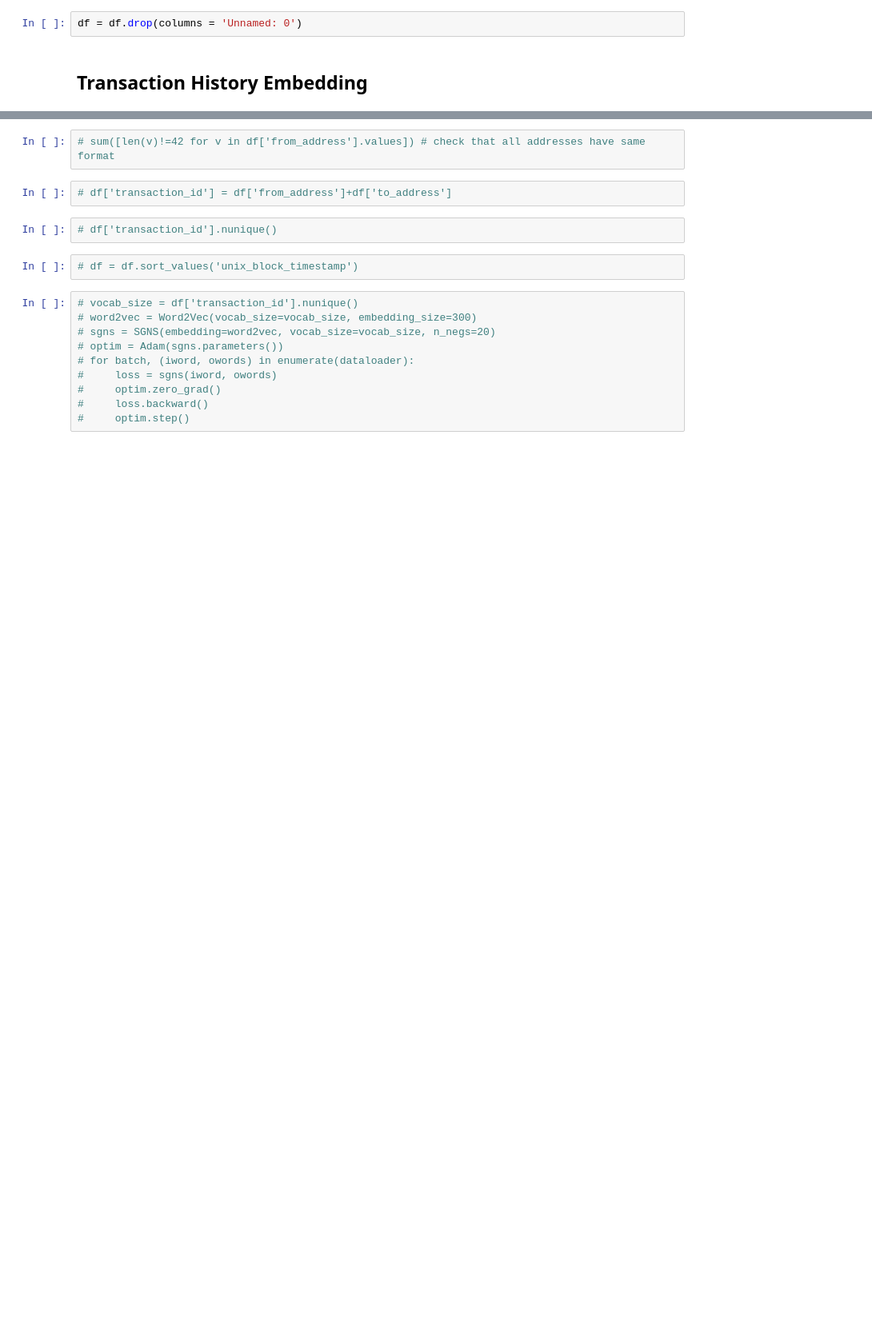
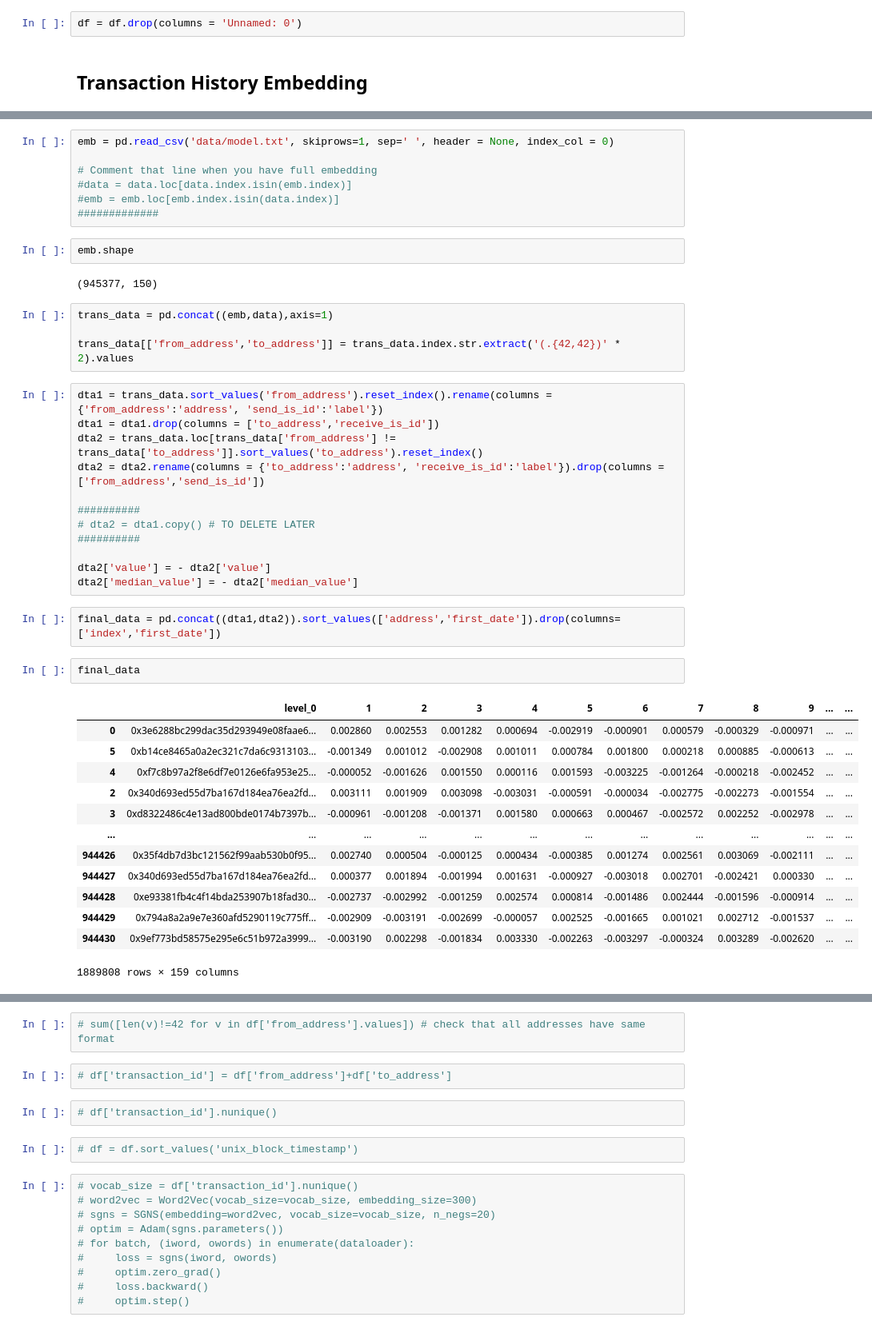
Before and after one commit to jjbl99/DL_ens, a Jupyter notebook: data_processing.ipynb, the cells around one changed output, grey strips where cells are left out. Shown at 80% size. Cells and saved outputs as stored; diff of their text form; blank space fills up the shorter version.

```diff
--- a/data_processing.ipynb
+++ b/data_processing.ipynb
@@ -51,0 +84,45 @@ np.savetxt('data/trainset.txt',df['address_id'].values, fmt = '%s', delimiter ='
+# %%
+emb = pd.read_csv('data/model.txt', skiprows=1, sep=' ', header = None, index_col = 0)
+
+# Comment that line when you have full embedding
+#data = data.loc[data.index.isin(emb.index)]
+#emb = emb.loc[emb.index.isin(data.index)]
+#############
+# %%
+emb.shape
+# %% [output]
+(945377, 150)
+# %%
+trans_data = pd.concat((emb,data),axis=1)
+
+trans_data[['from_address','to_address']] = trans_data.index.str.extract('(.{42,42})' * 2).values
+# %%
+dta1 = trans_data.sort_values('from_address').reset_index().rename(columns = {'from_address':'address', 'send_is_id':'label'})
+dta1 = dta1.drop(columns = ['to_address','receive_is_id'])
+dta2 = trans_data.loc[trans_data['from_address'] != trans_data['to_address']].sort_values('to_address').reset_index()
+dta2 = dta2.rename(columns = {'to_address':'address', 'receive_is_id':'label'}).drop(columns = ['from_address','send_is_id'])
+
+##########
+# dta2 = dta1.copy() # TO DELETE LATER
+##########
+
+dta2['value'] = - dta2['value']
+dta2['median_value'] = - dta2['median_value']
+# %%
+final_data = pd.concat((dta1,dta2)).sort_values(['address','first_date']).drop(columns=['index','first_date'])
+# %%
+final_data
+# %% [output]
+|  | level_0 | 1 | 2 | 3 | 4 | 5 | 6 | 7 | 8 | 9 | ... | ... |
+| 0 | 0x3e6288bc299dac35d293949e08faae6... | 0.002860 | 0.002553 | 0.001282 | 0.000694 | -0.002919 | -0.000901 | 0.000579 | -0.000329 | -0.000971 | ... | ... |
+| 5 | 0xb14ce8465a0a2ec321c7da6c9313103... | -0.001349 | 0.001012 | -0.002908 | 0.001011 | 0.000784 | 0.001800 | 0.000218 | 0.000885 | -0.000613 | ... | ... |
+| 4 | 0xf7c8b97a2f8e6df7e0126e6fa953e25... | -0.000052 | -0.001626 | 0.001550 | 0.000116 | 0.001593 | -0.003225 | -0.001264 | -0.000218 | -0.002452 | ... | ... |
+| 2 | 0x340d693ed55d7ba167d184ea76ea2fd... | 0.003111 | 0.001909 | 0.003098 | -0.003031 | -0.000591 | -0.000034 | -0.002775 | -0.002273 | -0.001554 | ... | ... |
+| 3 | 0xd8322486c4e13ad800bde0174b7397b... | -0.000961 | -0.001208 | -0.001371 | 0.001580 | 0.000663 | 0.000467 | -0.002572 | 0.002252 | -0.002978 | ... | ... |
+| ... | ... | ... | ... | ... | ... | ... | ... | ... | ... | ... | ... | ... |
+| 944426 | 0x35f4db7d3bc121562f99aab530b0f95... | 0.002740 | 0.000504 | -0.000125 | 0.000434 | -0.000385 | 0.001274 | 0.002561 | 0.003069 | -0.002111 | ... | ... |
+| 944427 | 0x340d693ed55d7ba167d184ea76ea2fd... | 0.000377 | 0.001894 | -0.001994 | 0.001631 | -0.000927 | -0.003018 | 0.002701 | -0.002421 | 0.000330 | ... | ... |
+| 944428 | 0xe93381fb4c4f14bda253907b18fad30... | -0.002737 | -0.002992 | -0.001259 | 0.002574 | 0.000814 | -0.001486 | 0.002444 | -0.001596 | -0.000914 | ... | ... |
+| 944429 | 0x794a8a2a9e7e360afd5290119c775ff... | -0.002909 | -0.003191 | -0.002699 | -0.000057 | 0.002525 | -0.001665 | 0.001021 | 0.002712 | -0.001537 | ... | ... |
+| 944430 | 0x9ef773bd58575e295e6c51b972a3999... | -0.003190 | 0.002298 | -0.001834 | 0.003330 | -0.002263 | -0.003297 | -0.000324 | 0.003289 | -0.002620 | ... | ... |
+1889808 rows × 159 columns
```
Also changed, not shown: parts of 42 cells of this notebook, 2 other files.
